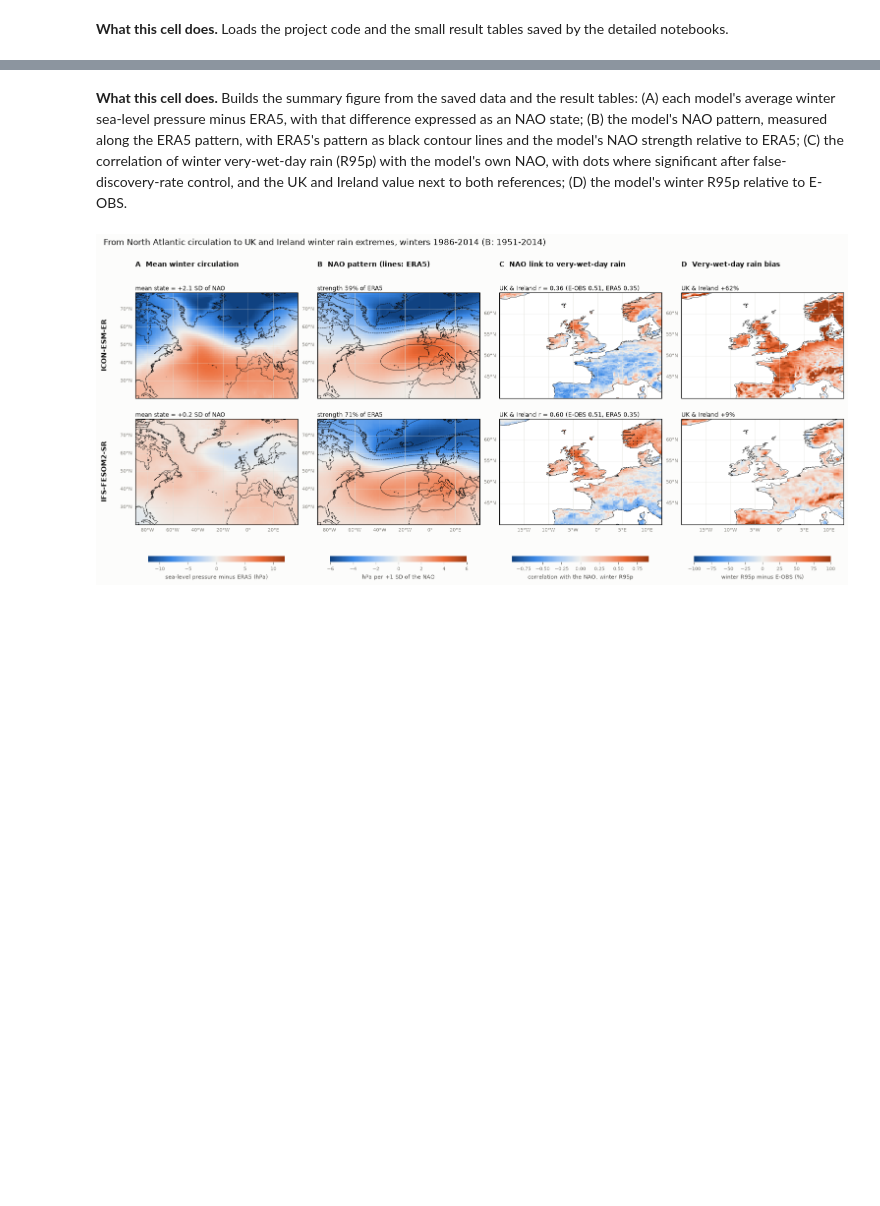
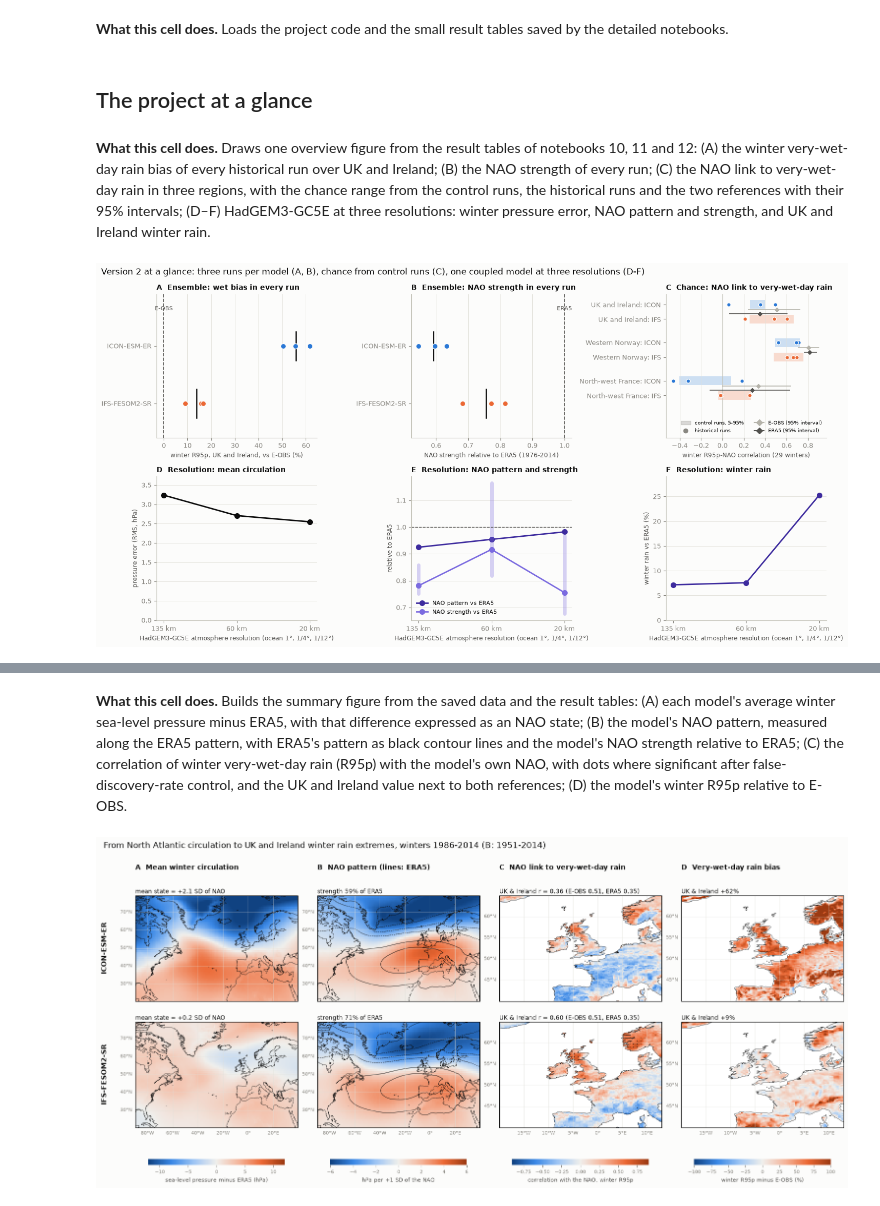
Before and after one commit to TunaHim/HighRes-EERIE-NorthAtlantic-Evaluation, a Jupyter notebook: notebooks/00_summary.ipynb, the cells around one changed output, grey strips where cells are left out. Cells and saved outputs as stored; diff of their text form; code cells hidden in the pictures; blank space fills up the shorter version.

```diff
--- a/notebooks/00_summary.ipynb
+++ b/notebooks/00_summary.ipynb
@@ -69,3 +68,38 @@ pd.set_option('display.width', 220, 'display.float_format', '{:.2f}'.format)
 NAME = plotting.SOURCE_LABELS
 MODELS = ['icon-esm-er', 'ifs-fesom2-sr']
 REFS = ['e-obs', 'era5']
+# %% [markdown]
+## The project at a glance
+# %% [markdown]
+**What this cell does.** Draws one overview figure from the result tables of notebooks 10, 11 and 12:
+(A) the winter very-wet-day rain bias of every historical run over UK and Ireland; (B) the NAO
+strength of every run; (C) the NAO link to very-wet-day rain in three regions, with the chance range
+from the control runs, the historical runs and the two references with their 95% intervals;
+(D–F) HadGEM3-GC5E at three resolutions: winter pressure error, NAO pattern and strength, and UK and
+Ireland winter rain.
+# %%
+from pathlib import Path
+assets = Path('../app_assets')
+members_uk = pd.read_parquet(assets / 'members_extremes_uk.parquet')
+column = [c for c in members_uk.columns if c.startswith('winter very-wet-day rain')][0]
+eobs_r95p = float(members_uk.set_index('source').loc['e-obs', column])
+members_nao = pd.read_parquet(assets / 'members_nao.parquet').set_index('source')
+runs = members_uk[~members_uk.source.isin(['e-obs', 'era5'])].assign(
+    r95p_bias=lambda t: 100 * (t[column] / eobs_r95p - 1),
+    nao_strength=lambda t: t.source.map(members_nao['NAO strength relative to ERA5']))
+link = pd.read_parquet(assets / 'members_nao_link.parquet').query("index == 'R95p'")
+windows = pd.read_parquet(assets / 'control_window_link.parquet').query("index == 'R95p'")
+control = (windows.groupby(['region', 'model']).r.quantile([0.05, 0.5, 0.95]).unstack()
+           .set_axis(['low', 'median', 'high'], axis=1).reset_index().rename(columns={'model': 'source'}))
+nao_h = pd.read_parquet(assets / 'hadgem_nao.parquet').set_index('source')
+circ_h = pd.read_parquet(assets / 'hadgem_circulation.parquet').set_index('source')
+surf_h = pd.read_parquet(assets / 'hadgem_surface_uk.parquet').set_index('dataset')
+hadgem = pd.DataFrame([{'source': s, 'km': km, 'rms_error': circ_h.loc[s, 'RMS error (hPa)'],
+                        'pattern_r': nao_h.loc[s, 'own pattern vs ERA5'], 'nao_strength': nao_h.loc[s, 'NAO strength relative to ERA5'],
+                        'nao_first': nao_h.loc[s, 'first half'], 'nao_second': nao_h.loc[s, 'second half'],
+                        'rain_bias': surf_h.loc[plotting.label_of(s), 'rain vs ERA5 (%)']}
+                       for s, km in (('hadgem3-gc5e-ll', 135), ('hadgem3-gc5e-mm', 60), ('hadgem3-gc5e-hh', 20))])
+plotting.plot_overview(runs, link, control, hadgem,
+                       title='Version 2 at a glance: three runs per model (A, B), chance from control runs (C), one coupled model at three resolutions (D-F)');
+# %% [output]
+[figure, added]
```
Also changed, not shown: parts of 43 cells of this notebook, 54 other files.
